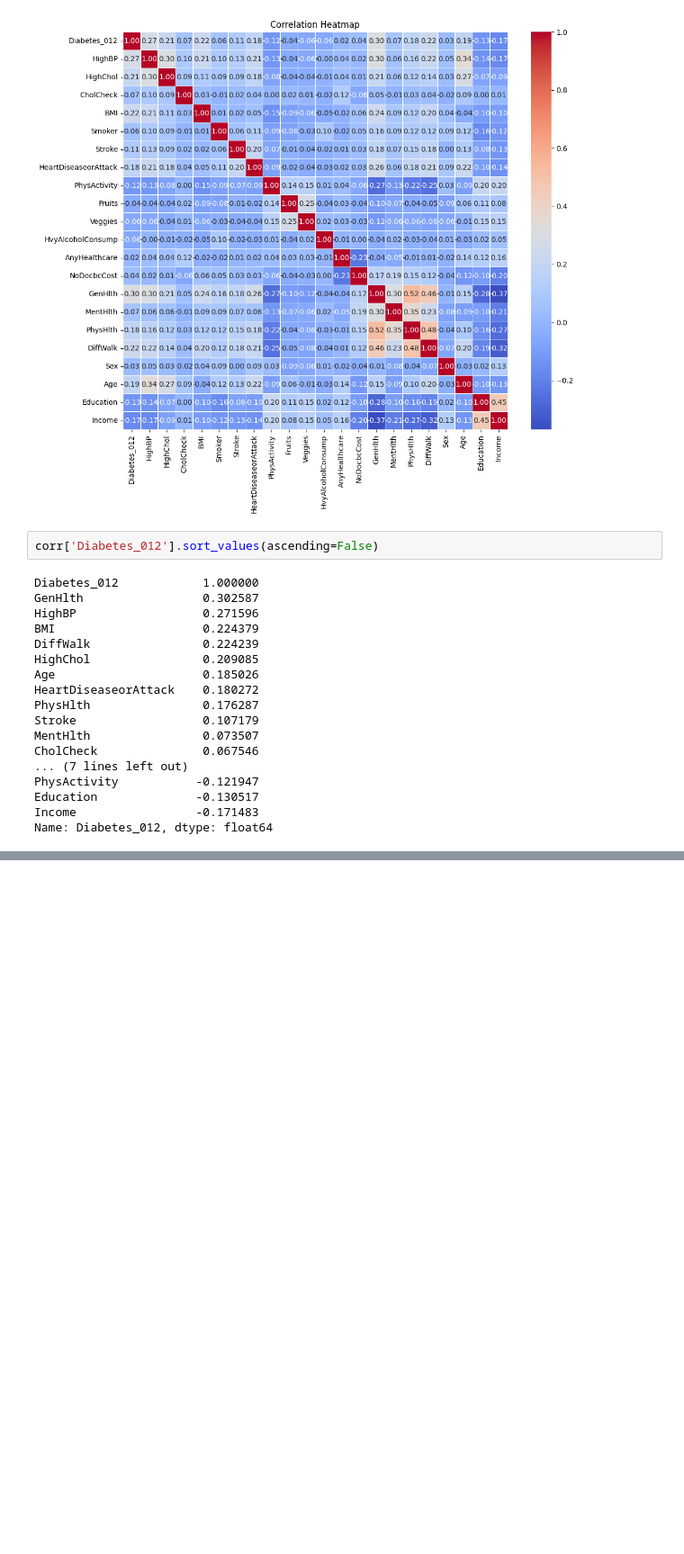
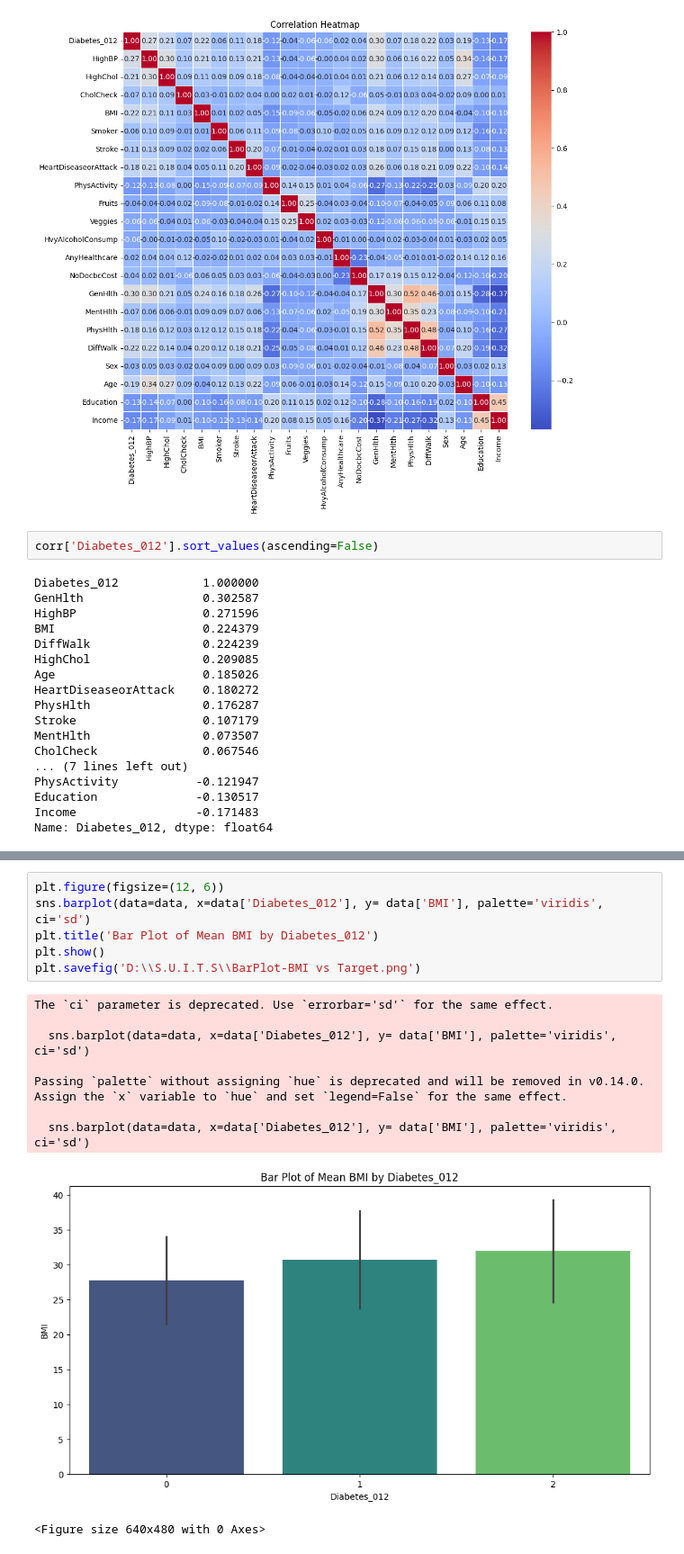
Before and after one commit to aadhyea/1rn21cs021_The-Lannister-Data-Chronicles-Decrypting-Diabetes, a Jupyter notebook: data_visualization.ipynb, the cells around one changed output, grey strips where cells are left out. Shown at 90% size. Saved outputs shown, nothing was run; the diff lists cells and outputs as text; blank space fills up the shorter version.

```diff
--- a/data_visualization.ipynb
+++ b/data_visualization.ipynb
@@ -123,0 +134,16 @@ data.head()
+# %%
+plt.figure(figsize=(12, 6))
+sns.barplot(data=data, x=data['Diabetes_012'], y= data['BMI'], palette='viridis', ci='sd')
+plt.title('Bar Plot of Mean BMI by Diabetes_012')
+plt.show()
+plt.savefig('D:\\S.U.I.T.S\\BarPlot-BMI vs Target.png')
+# %% [output]
+The `ci` parameter is deprecated. Use `errorbar='sd'` for the same effect.
+
+  sns.barplot(data=data, x=data['Diabetes_012'], y= data['BMI'], palette='viridis', ci='sd')
+
+Passing `palette` without assigning `hue` is deprecated and will be removed in v0.14.0. Assign the `x` variable to `hue` and set `legend=False` for the same effect.
+
+  sns.barplot(data=data, x=data['Diabetes_012'], y= data['BMI'], palette='viridis', ci='sd')
+[figure, added]
+<Figure size 640x480 with 0 Axes>
```
Also changed, not shown: parts of 2 cells of this notebook, 2 other files.
